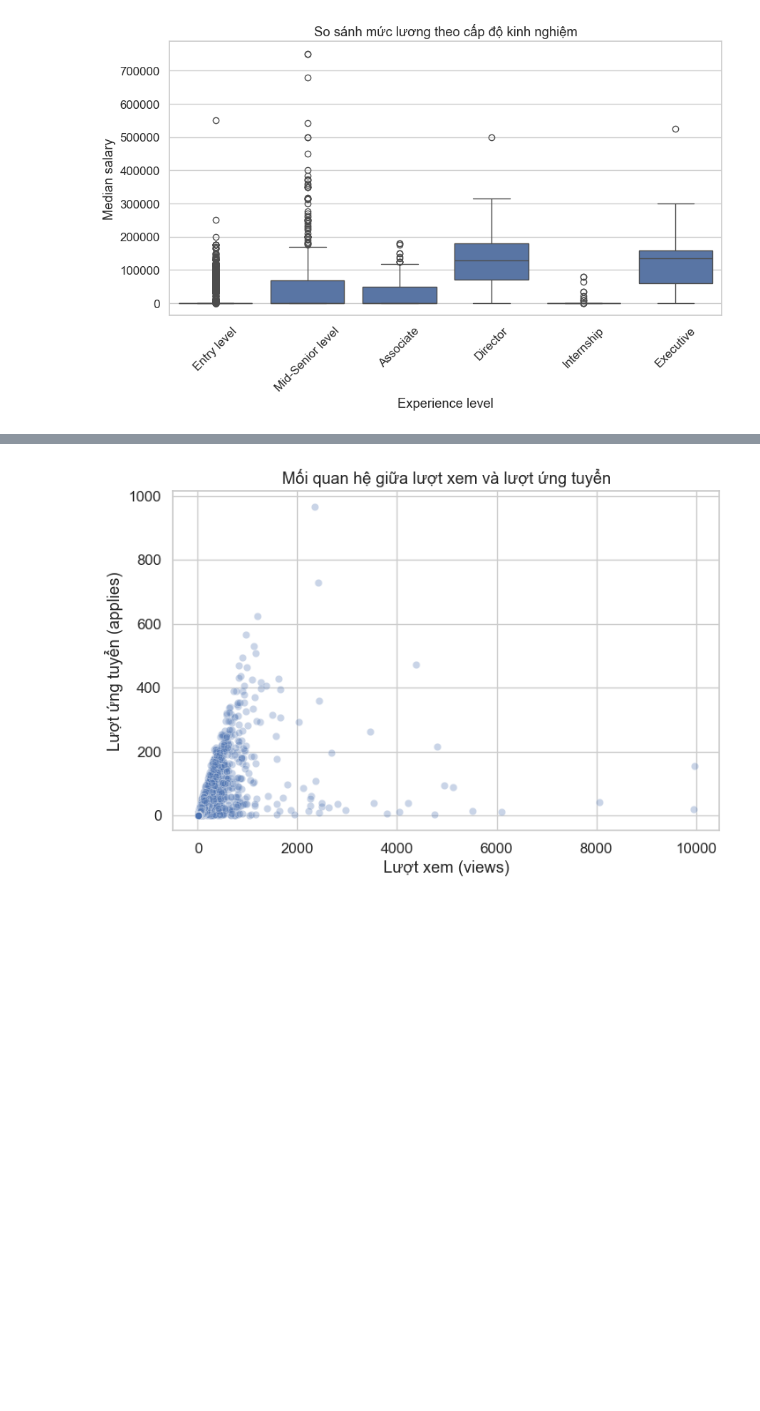
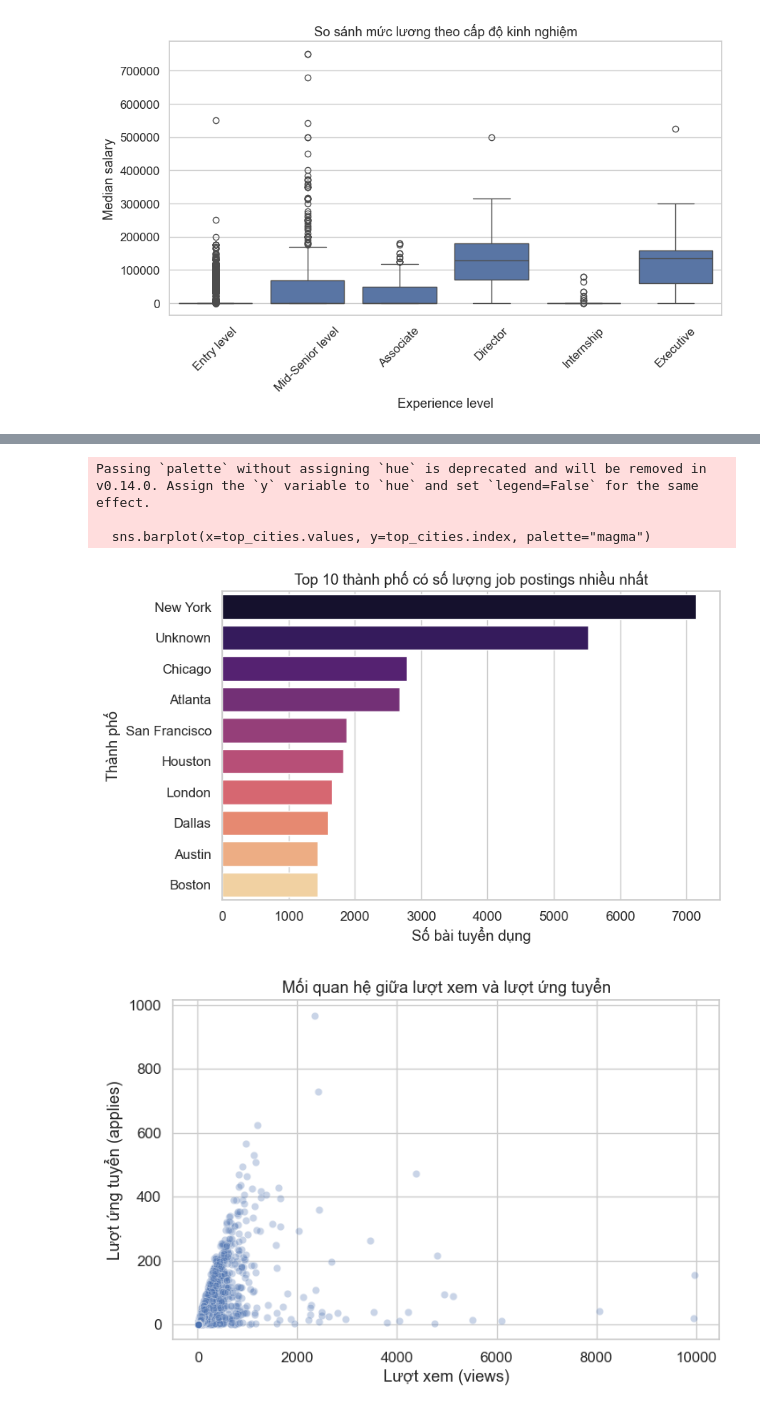
Before and after one commit to QuangMinh03042005/sgu25_kpdl, a Jupyter notebook: final/research.ipynb, the cells around one changed output, grey strips where cells are left out. Saved outputs shown, nothing was run; the diff lists cells and outputs as text; code cells hidden in the pictures; blank space fills up the shorter version.

```diff
--- a/final/research.ipynb
+++ b/final/research.ipynb
@@ -254,3 +294,19 @@ Passing `palette` without assigning `hue` is deprecated and will be removed in v
+# %%
+
+job_merged['city'].replace("0", np.nan, inplace=True)
+job_merged['city'].fillna("Unknown", inplace=True)
+top_cities = job_merged["city"].value_counts().head(10)
+plt.figure(figsize=(8,5))
+sns.barplot(x=top_cities.values, y=top_cities.index, palette="magma")
+plt.xlabel("Số bài tuyển dụng")
+plt.ylabel("Thành phố")
+plt.title("Top 10 thành phố có số lượng job postings nhiều nhất")
+plt.show()
+# %% [output]
+Passing `palette` without assigning `hue` is deprecated and will be removed in v0.14.0. Assign the `y` variable to `hue` and set `legend=False` for the same effect.
+
+  sns.barplot(x=top_cities.values, y=top_cities.index, palette="magma")
+[figure, added]
 # %%
 # 2.5 Mối quan hệ giữa lượt xem (views) và lượt ứng tuyển (applies)
 plt.figure(figsize=(8,5))
```
Also changed, not shown: parts of 31 cells of this notebook.
